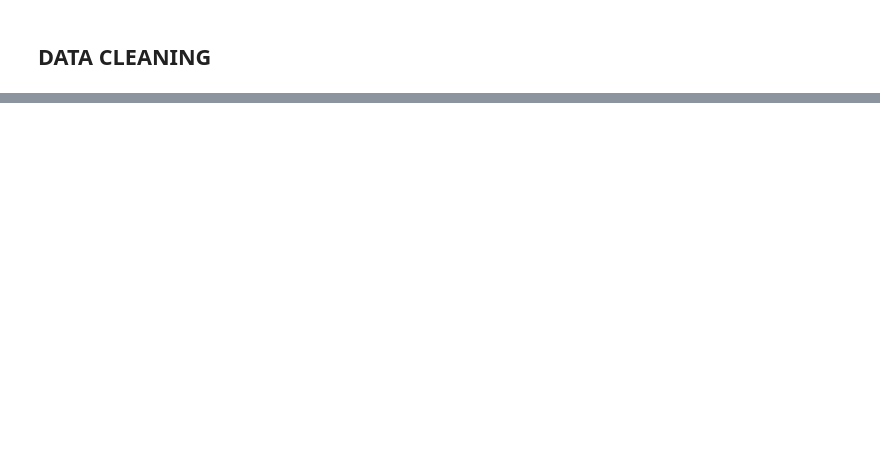
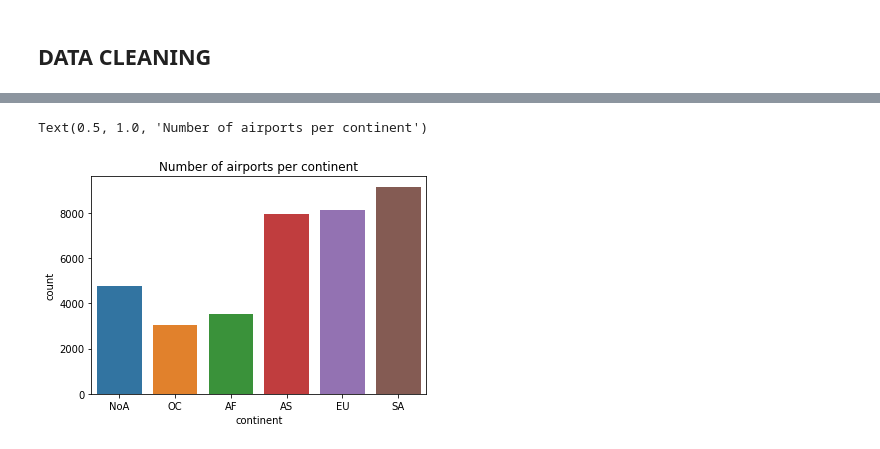
Before and after one commit to ahmedsabouni/world_airports, a Jupyter notebook: Analyse.ipynb, the cells around one changed output, grey strips where cells are left out. Cells and saved outputs as stored; diff of their text form; code cells hidden in the pictures; blank space fills up the shorter version.

```diff
--- a/Analyse.ipynb
+++ b/Analyse.ipynb
@@ -61,0 +61,5 @@ Name: iso_country, Length: 244, dtype: int64
+# %%
+# as the united states has too many airports, we will separate it in US_airports
+US_airports=data[data['iso_country']=='US']
+data=data[data['iso_country']!='US']
+US_airports.head()
@@ -61,0 +74,5 @@ Name: iso_country, Length: 244, dtype: int64
+# %%
+sns.countplot(x='continent',data=data).set_title('Number of airports per continent')
+# %% [output]
+Text(0.5, 1.0, 'Number of airports per continent')
+[figure, added]
```
Also changed, not shown: parts of 14 cells of this notebook, 2 other files.
